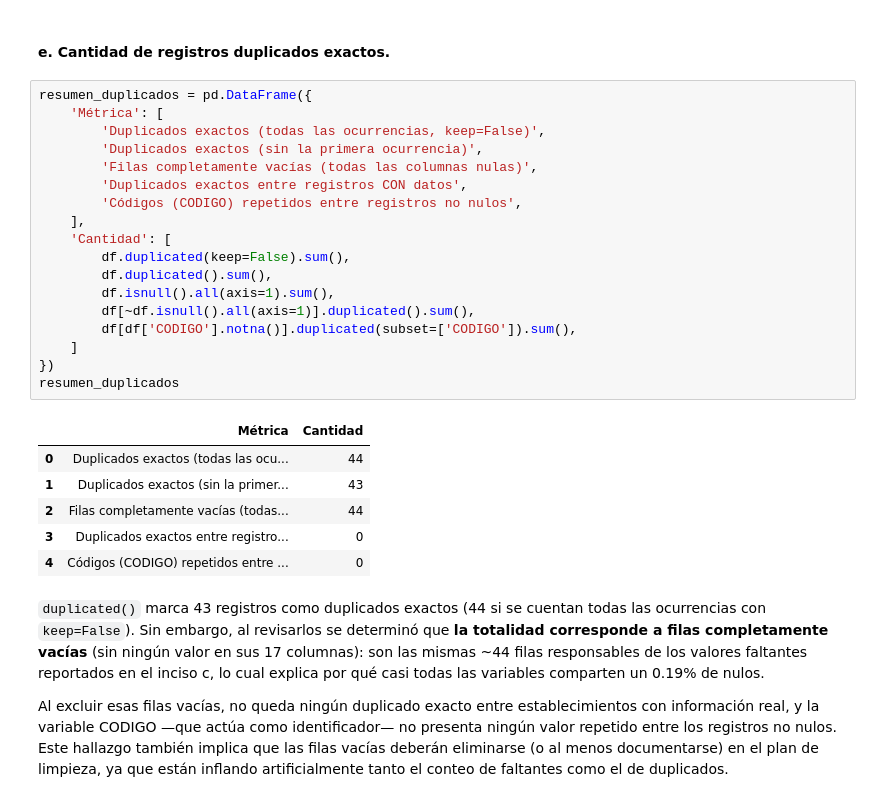
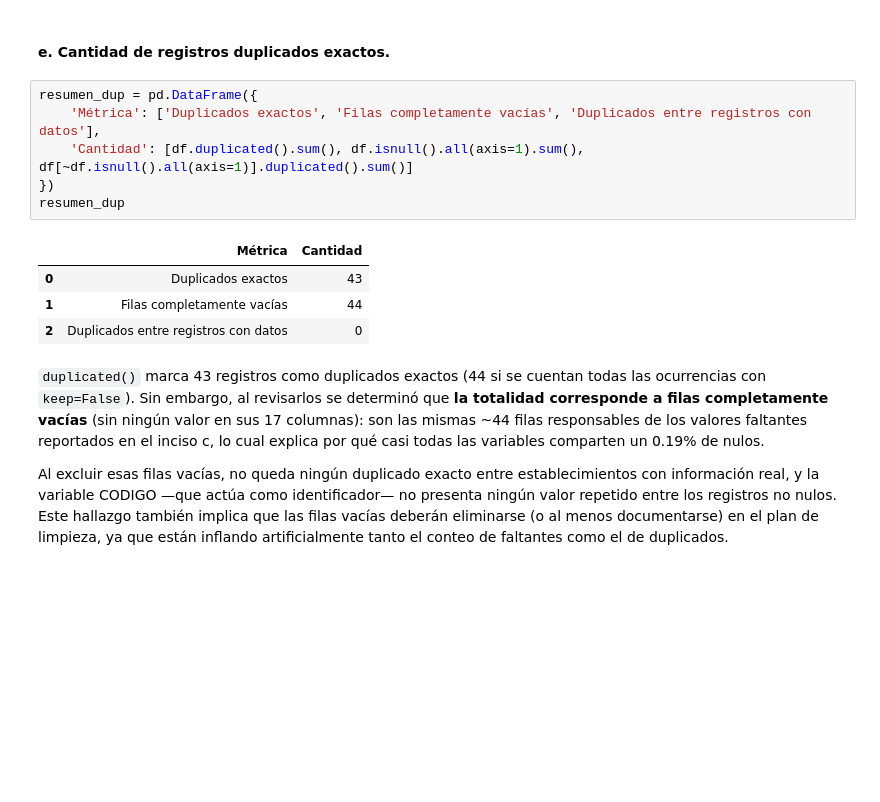
Before and after one commit to CindyGualim/DATA-SCIENCE_CC3084, a Jupyter notebook: Exploracion_Datos_Mineduc.ipynb, the cells around one changed output. Drawn from its saved outputs; the diff is of its cells as text; blank space fills up the shorter version.

```diff
--- a/Exploracion_Datos_Mineduc.ipynb
+++ b/Exploracion_Datos_Mineduc.ipynb
@@ -172,30 +172,16 @@ En total existen 13 planes educativos, 5 tipos de jornadas, 2 modalidades, hay 5
 # %% [markdown]
 #### e. Cantidad de registros duplicados exactos.
 # %%
-resumen_duplicados = pd.DataFrame({
-    'Métrica': [
-        'Duplicados exactos (todas las ocurrencias, keep=False)',
-        'Duplicados exactos (sin la primera ocurrencia)',
-        'Filas completamente vacías (todas las columnas nulas)',
-        'Duplicados exactos entre registros CON datos',
-        'Códigos (CODIGO) repetidos entre registros no nulos',
-    ],
-    'Cantidad': [
-        df.duplicated(keep=False).sum(),
-        df.duplicated().sum(),
-        df.isnull().all(axis=1).sum(),
-        df[~df.isnull().all(axis=1)].duplicated().sum(),
-        df[df['CODIGO'].notna()].duplicated(subset=['CODIGO']).sum(),
-    ]
+resumen_dup = pd.DataFrame({
+    'Métrica': ['Duplicados exactos', 'Filas completamente vacías', 'Duplicados entre registros con datos'],
+    'Cantidad': [df.duplicated().sum(), df.isnull().all(axis=1).sum(), df[~df.isnull().all(axis=1)].duplicated().sum()]
 })
-resumen_duplicados
+resumen_dup
 # %% [output]
 |  | Métrica | Cantidad |
-| 0 | Duplicados exactos (todas las ocu... | 44 |
-| 1 | Duplicados exactos (sin la primer... | 43 |
-| 2 | Filas completamente vacías (todas... | 44 |
-| 3 | Duplicados exactos entre registro... | 0 |
-| 4 | Códigos (CODIGO) repetidos entre ... | 0 |
+| 0 | Duplicados exactos | 43 |
+| 1 | Filas completamente vacías | 44 |
+| 2 | Duplicados entre registros con datos | 0 |
 # %% [markdown]
 `duplicated()` marca 43 registros como duplicados exactos (44 si se cuentan todas las ocurrencias con `keep=False`). Sin embargo, al revisarlos se determinó que **la totalidad corresponde a filas completamente vacías** (sin ningún valor en sus 17 columnas): son las mismas ~44 filas responsables de los valores faltantes reportados en el inciso c, lo cual explica por qué casi todas las variables comparten un 0.19% de nulos.
 
```
Also changed, not shown: parts of 4 cells of this notebook.
